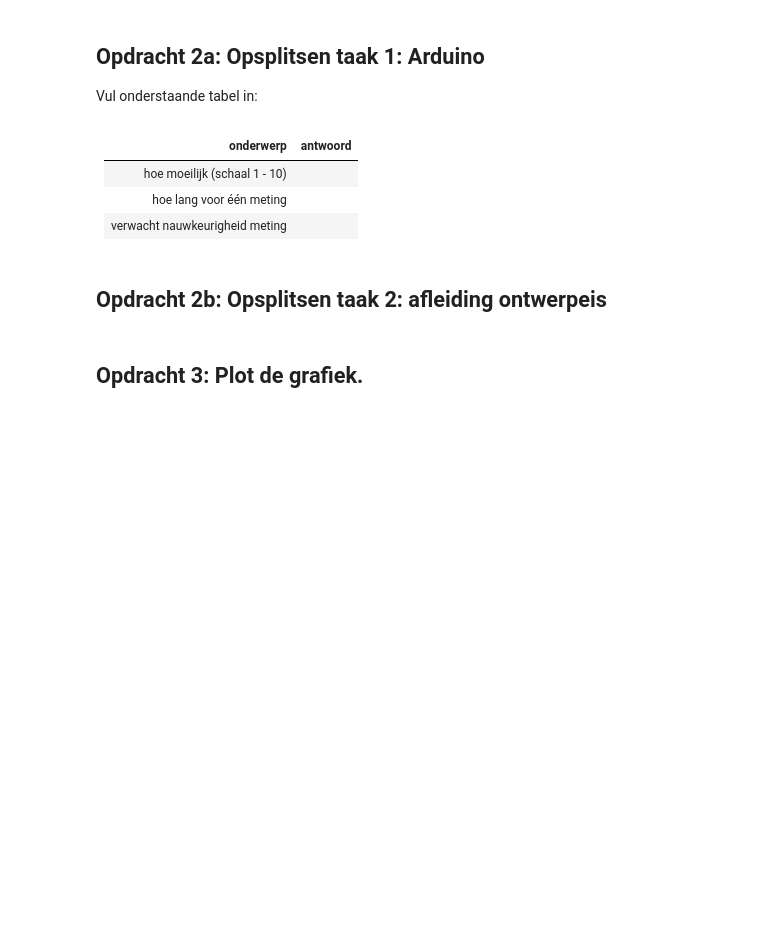
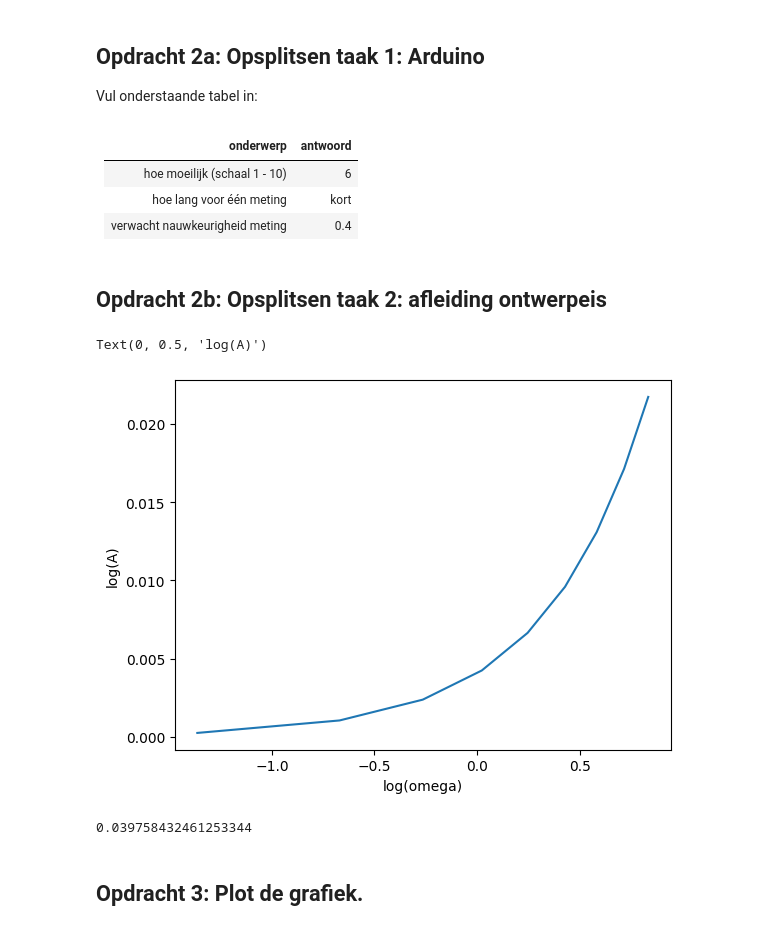
Before and after one commit to luucleclercq/opdrachten-DEF-D-Luuc, a Jupyter notebook: FysiekeOntwerpopdrachten/5MaakEenOpstellingTrillingsvrij/Ontwerpopdracht5MaakEenOpstellingTrillingsvrijInvulTemplate.ipynb, the cells around one changed output. Cells and saved outputs as stored; diff of their text form; code cells hidden in the pictures; blank space fills up the shorter version.

```diff
--- a/FysiekeOntwerpopdrachten/5MaakEenOpstellingTrillingsvrij/Ontwerpopdracht5MaakEenOpstellingTrillingsvrijInvulTemplate.ipynb
+++ b/FysiekeOntwerpopdrachten/5MaakEenOpstellingTrillingsvrij/Ontwerpopdracht5MaakEenOpstellingTrillingsvrijInvulTemplate.ipynb
@@ -39,9 +38,9 @@ Vul onderstaande tabel in:
 # %% [markdown]
 | onderwerp    | antwoord  |
 |---|---|
-| hoe moeilijk (schaal 1 - 10) |  |
-| hoe lang voor één meting |  |
-| verwacht nauwkeurigheid meting |  |
+| hoe moeilijk (schaal 1 - 10) | 6 |
+| hoe lang voor één meting | kort |
+| verwacht nauwkeurigheid meting | 0.4 |
 # %% [markdown]
 ## Opdracht 2b: Opsplitsen taak 2: afleiding ontwerpeis
 # %%
@@ -49,7 +52,23 @@ Vul onderstaande tabel in:
 # %%
 # Voeg hier je plot in.
+f_0=2.5
+omega_0=5*np.pi
+omega=np.linspace(np.log(1),np.log(10),10)
+A= np.abs(1/(1-(omega**2)/omega_0**2))
+
+plt.plot(np.log(omega),np.log(A))
+plt.xlabel('log(omega)')
+plt.ylabel('log(A)')
+# %% [output]
+Text(0, 0.5, 'log(A)')
+[figure, added]
 # %%
 # Bereken hier de minimale Delta-x waarbij je aan de eis van de opdracht voldoet.
+
+delta_x=9.81/(omega_0**2)
+print(delta_x)
+# %% [output]
+0.039758432461253344
 # %% [markdown]
 ## Opdracht 3: Plot de grafiek.
 # %%
```
Also changed, not shown: parts of 5 cells of this notebook.
